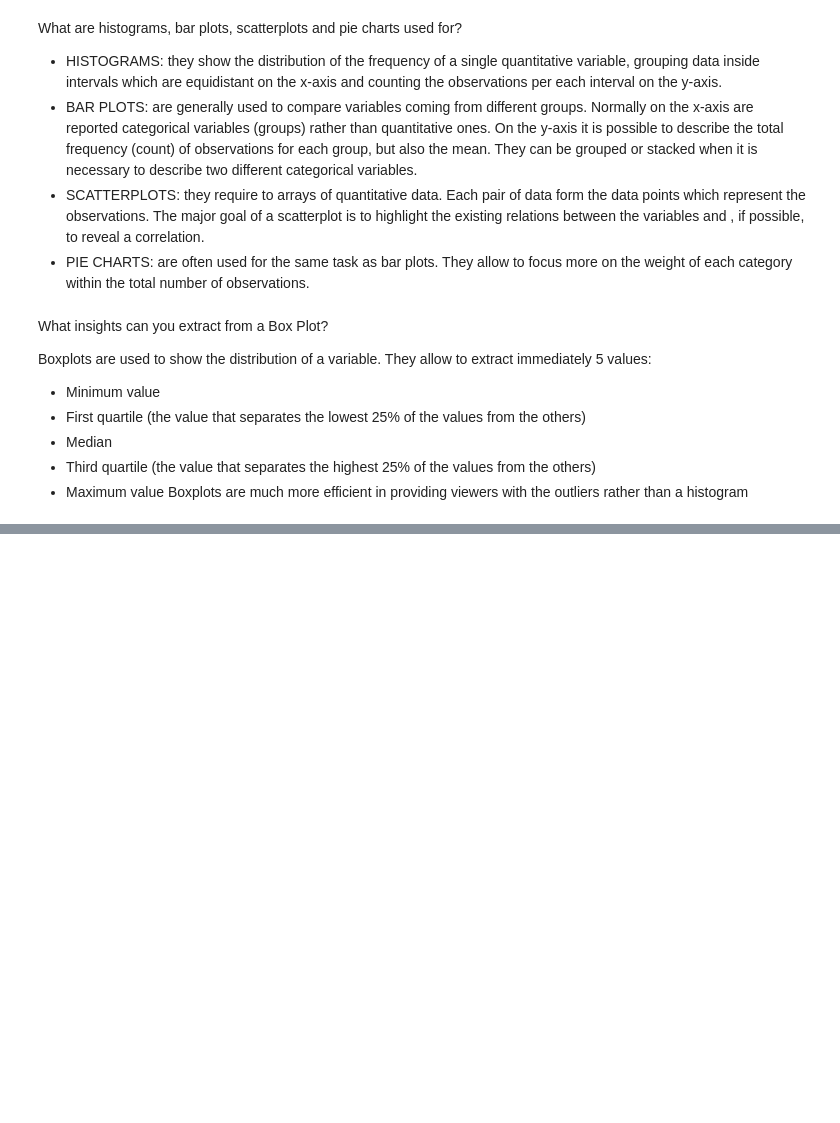
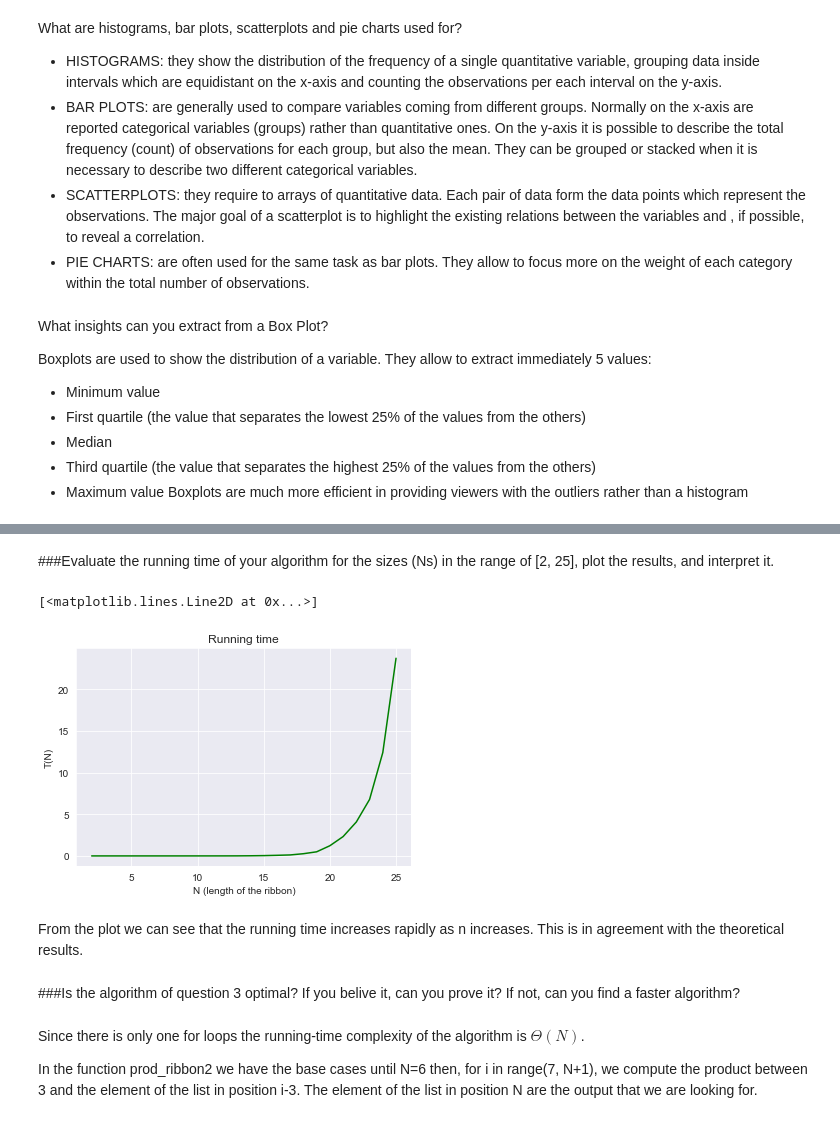
Before and after one commit to GiacomoBelliniStudent/ADM-HW2, a Jupyter notebook: main.ipynb, the cells around one changed output, grey strips where cells are left out. Saved outputs shown, nothing was run; the diff lists cells and outputs as text; code cells hidden in the pictures; blank space fills up the shorter version.

Commit message:
update alghoritm questions

```diff
--- a/main.ipynb
+++ b/main.ipynb
@@ -735,0 +693,8 @@ Boxplots are much more efficient in providing viewers with the outliers rather t
+# %%
+def prod_ribbon(N):
+    if N==1:
+        return 0
+    prod=0
+    for i in range(1,N):
+        prod=max(prod, i*(N-i), i*prod_ribbon(N-i))
+    return prod
@@ -735,0 +740,2 @@ Boxplots are much more efficient in providing viewers with the outliers rather t
+# %% [markdown]
+###Evaluate the running time of your algorithm for the sizes (Ns) in the range of [2, 25], plot the results, and interpret it.
@@ -735,0 +745,19 @@ Boxplots are much more efficient in providing viewers with the outliers rather t
+# %%
+st=timeit.default_timer()
+x=range(2,26)
+t=[]
+for i in x:
+  prod_ribbon(i)
+  t.append(timeit.default_timer()-st)
+# %%
+plt.title("Running time")
+plt.xlabel("N (length of the ribbon)")
+plt.ylabel("T(N)")
+plt.plot(x, t, color="green")
+# %% [output]
+[<matplotlib.lines.Line2D at 0x...>]
+[figure, added]
+# %% [markdown]
+From the plot we can see that the running time increases rapidly as n increases. This is in agreement with the theoretical results.
+# %% [markdown]
+###Is the algorithm of question 3 optimal? If you belive it, can you prove it? If not, can you find a faster algorithm?
@@ -735,0 +772,4 @@ Boxplots are much more efficient in providing viewers with the outliers rather t
+# %% [markdown]
+Since there is only one for loops the running-time complexity of the algorithm is $\Theta(N)$.
+
+In the function prod_ribbon2 we have the base cases until N=6 then, for i in range(7, N+1), we compute the product between 3 and the element of the list in position i-3. The element of the list in position N are the output that we are looking for.
```
Also changed, not shown: parts of 21 cells of this notebook.
